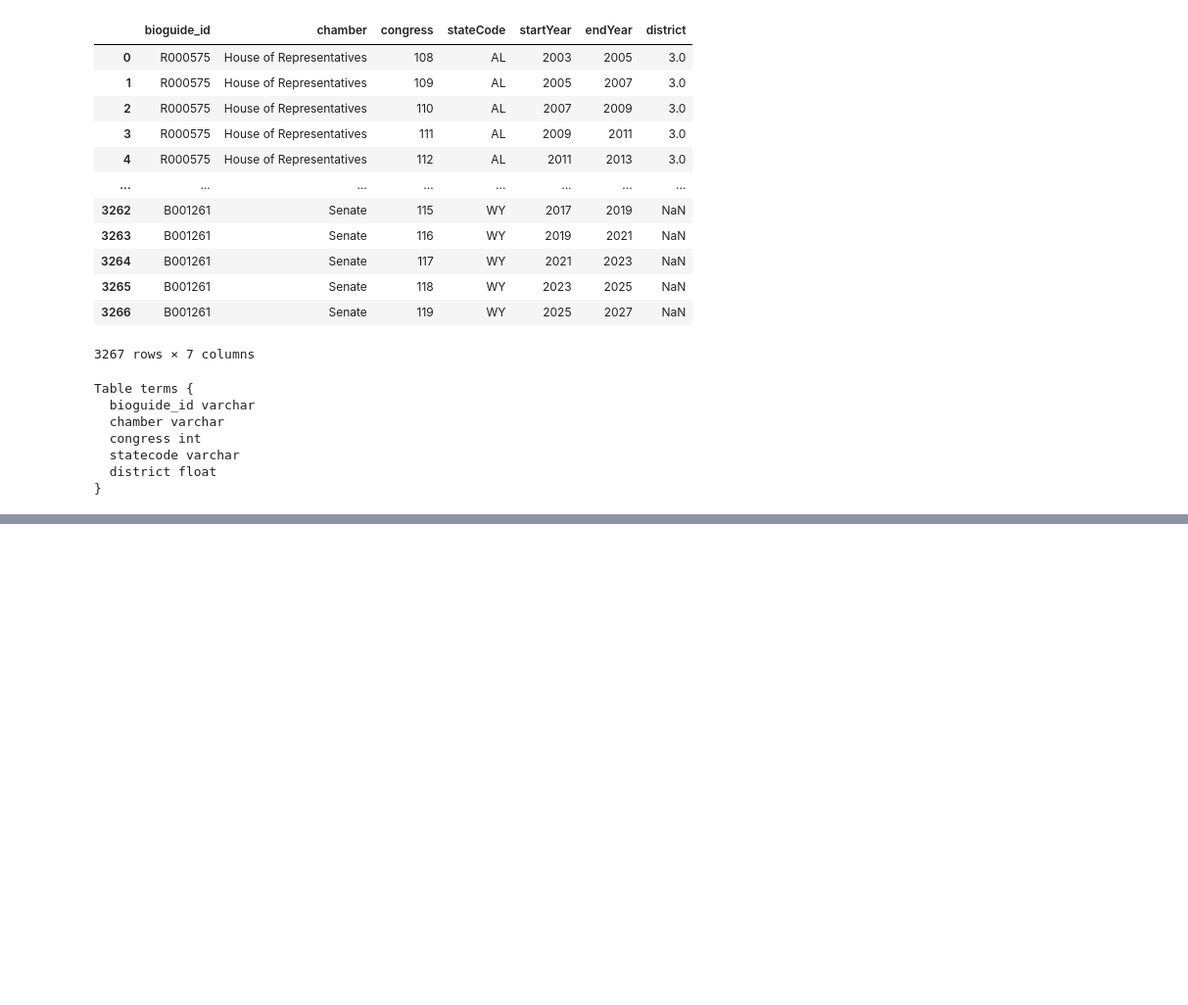
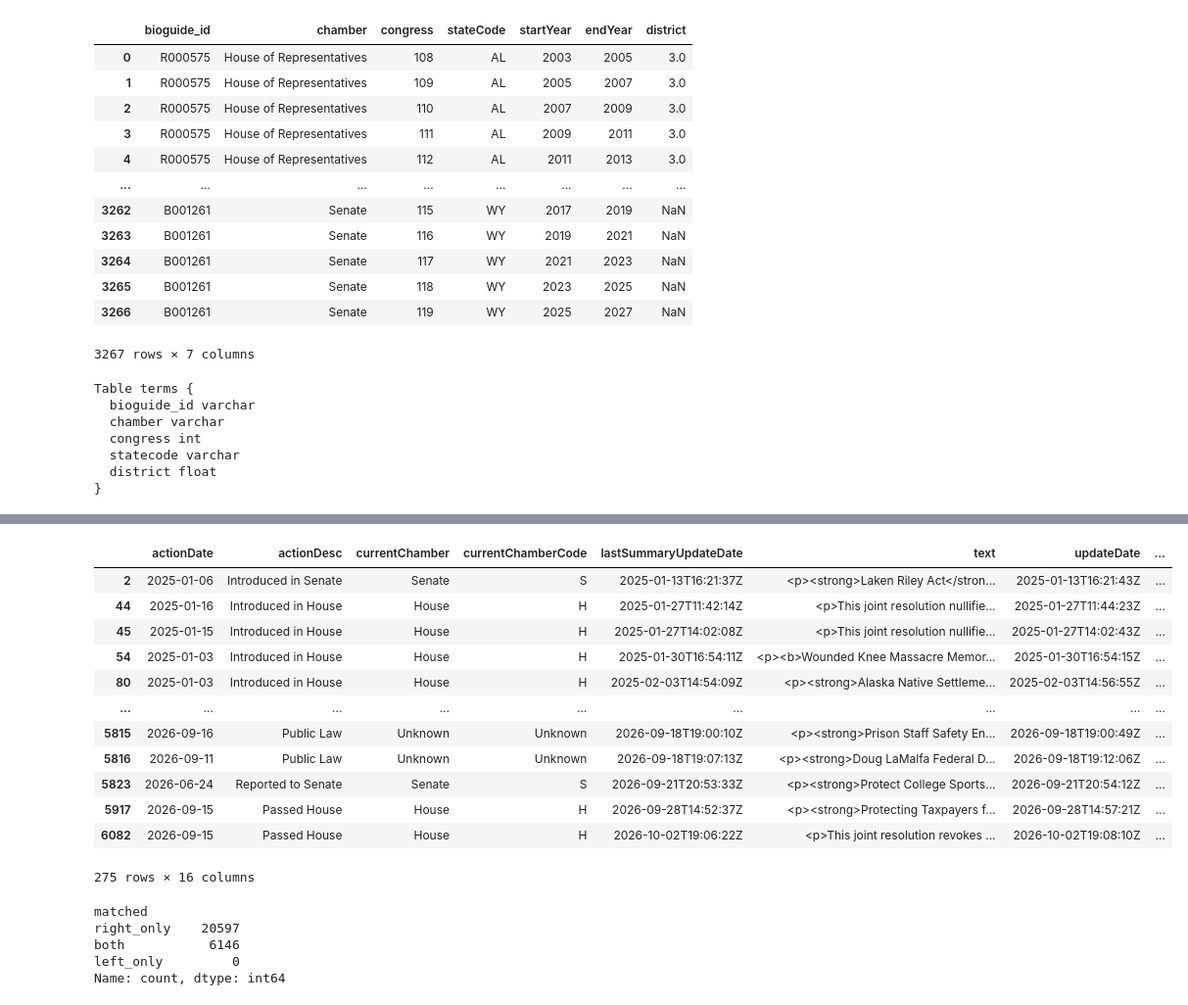
Before and after one commit to Graviton12/congress_transparency_class26, a Jupyter notebook: notebooks/demo_10_15_2026.ipynb, the cells around one changed output, grey strips where cells are left out. Shown at 98% size. Saved outputs shown, nothing was run; the diff lists cells and outputs as text; code cells hidden in the pictures; blank space fills up the shorter version.

```diff
--- a/notebooks/demo_10_15_2026.ipynb
+++ b/notebooks/demo_10_15_2026.ipynb
@@ -362,0 +493,16 @@ terms.to_csv("../data/processed/terms.csv", index=False)
+# %%
+bill_summaries_119[bill_summaries_119['bill.url'].duplicated(keep=False)]
+# %% [output]
+|  | actionDate | actionDesc | currentChamber | currentChamberCode | lastSummaryUpdateDate | text | updateDate | ... |
+| 2 | 2025-01-06 | Introduced in Senate | Senate | S | 2025-01-13T16:21:37Z | <p><strong>Laken Riley Act</stron... | 2025-01-13T16:21:43Z | ... |
+| 44 | 2025-01-16 | Introduced in House | House | H | 2025-01-27T11:42:14Z | <p>This joint resolution nullifie... | 2025-01-27T11:44:23Z | ... |
+| 45 | 2025-01-15 | Introduced in House | House | H | 2025-01-27T14:02:08Z | <p>This joint resolution nullifie... | 2025-01-27T14:02:43Z | ... |
+| 54 | 2025-01-03 | Introduced in House | House | H | 2025-01-30T16:54:11Z | <p><b>Wounded Knee Massacre Memor... | 2025-01-30T16:54:15Z | ... |
+| 80 | 2025-01-03 | Introduced in House | House | H | 2025-02-03T14:54:09Z | <p><strong>Alaska Native Settleme... | 2025-02-03T14:56:55Z | ... |
+| ... | ... | ... | ... | ... | ... | ... | ... | ... |
+| 5815 | 2026-09-16 | Public Law | Unknown | Unknown | 2026-09-18T19:00:10Z | <p><strong>Prison Staff Safety En... | 2026-09-18T19:00:49Z | ... |
+| 5816 | 2026-09-11 | Public Law | Unknown | Unknown | 2026-09-18T19:07:13Z | <p><strong>Doug LaMalfa Federal D... | 2026-09-18T19:12:06Z | ... |
+| 5823 | 2026-06-24 | Reported to Senate | Senate | S | 2026-09-21T20:53:33Z | <p><strong>Protect College Sports... | 2026-09-21T20:54:12Z | ... |
+| 5917 | 2026-09-15 | Passed House | House | H | 2026-09-28T14:52:37Z | <p><strong>Protecting Taxpayers f... | 2026-09-28T14:57:21Z | ... |
+| 6082 | 2026-09-15 | Passed House | House | H | 2026-10-02T19:06:22Z | <p>This joint resolution revokes ... | 2026-10-02T19:08:10Z | ... |
+275 rows × 16 columns
@@ -362,0 +514,11 @@ terms.to_csv("../data/processed/terms.csv", index=False)
+# %%
+bills['matched'].value_counts()
+# the reason that there are 2,000+ unmatched rows is because the bill_summaries_119 dataset contains bills from the 119th congress,
+# # while the sponsored_legislation dataset contains bills from further back
+# Therefore, there are many bills in the bill_summaries_119 dataset that do not have a corresponding entry in the sponsored_legislation dataset.
+# %% [output]
+matched
+right_only    20597
+both           6146
+left_only         0
+Name: count, dtype: int64
```
Also changed, not shown: parts of 20 cells of this notebook.
